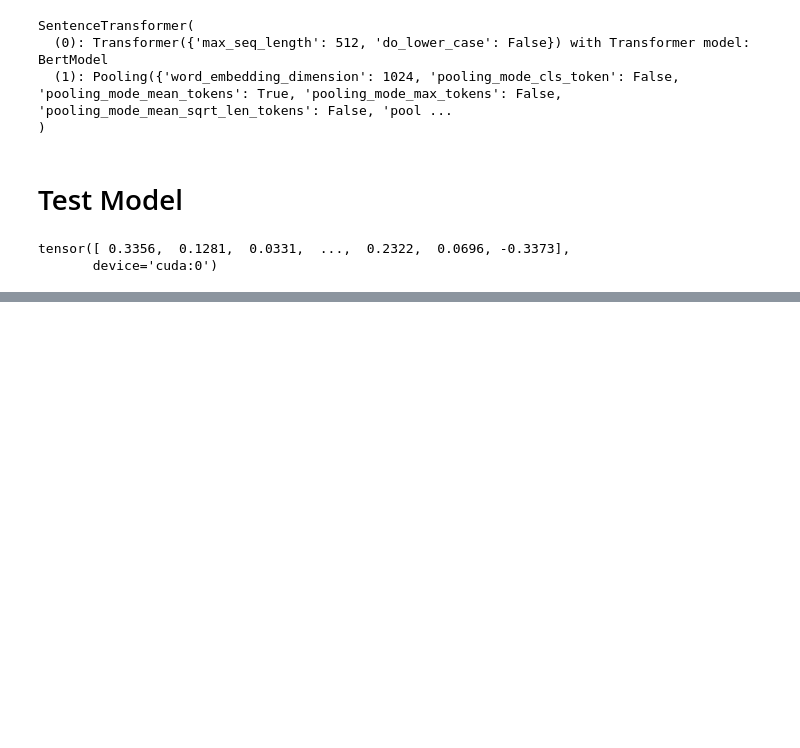
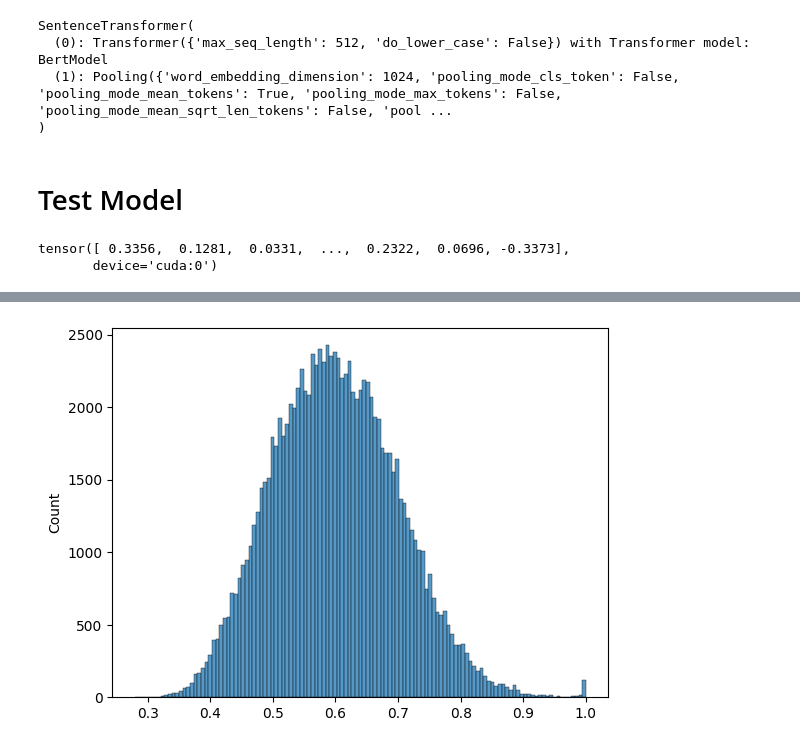
Before and after one commit to jmsalvador2395/notebooks, a Jupyter notebook: notebooks/sofsat/sos_data.ipynb, the cells around one changed output, grey strips where cells are left out. Drawn from its saved outputs; the diff is of its cells as text; code cells hidden in the pictures; blank space fills up the shorter version.

```diff
--- a/notebooks/sofsat/sos_data.ipynb
+++ b/notebooks/sofsat/sos_data.ipynb
@@ -494,0 +407,95 @@ KeyboardInterrupt:
+# %%
+# set vars
+trgt_dir = 'data'
+agg = ds['agg']
+
+# load metric
+bs_metric = evaluate.load('bertscore')
+r_metric = evaluate.load('rouge')
+
+# set up output directories
+if not os.path.exists(trgt_dir):
+    os.mkdir(trgt_dir)
+data_path = f'{trgt_dir}/data.json'
+if not os.path.isfile(data_path):
+    agg.to_json(data_path)
+
+
+out_ds = {
+    'sample_id': [],
+    's1': [],
+    's2': [],
+    's1_src': [],
+    's2_src': [],
+    's1_sid': [],
+    's2_sid': [],
+    'simscore': [],
+    'l2_dist': [],
+    'bertscore': [],
+    'r1_score': [],
+    'r2_score': [],
+}
+
+avg_scores = []
+for idx, sample in tqdm(enumerate(agg), total=len(agg), desc=f'{lmda_id+1}/{len(lambda_vals)}'):
+    d1_sents = sent_tokenize(sample['d1'])
+    d2_sents = sent_tokenize(sample['d2'])
+    all_sents = d1_sents + d2_sents
+    src_doc = np.array(['d1']*len(d1_sents) + ['d2']*len(d2_sents))
+    src_sent_id = np.array(list(range(len(d1_sents))) + list(range(len(d2_sents))))
+
+    embeddings = model.encode(
+        all_sents,
+        convert_to_tensor=True
+    )
+
+    sim_scores = util.cos_sim(embeddings, embeddings).cpu().numpy()
+
+    # get l2 distances
+    magnitudes = torch.sum(embeddings**2, dim=-1,keepdim=True)
+    distances = torch.sqrt(magnitudes + magnitudes.T - 2*embeddings@embeddings.T).cpu().numpy()
+
+    #X, Y = np.where(sim_scores > 0)
+    upper_tri = np.ones_like(sim_scores)
+    upper_tri = np.triu(upper_tri)
+    np.fill_diagonal(upper_tri, 0)
+    X, Y = np.where(upper_tri == 1)
+
+    if len(X) == 0:
+        continue
+
+    bertscore = bs_metric.compute(
+        predictions=s1,
+        references=s2,
+        lang='en',
+        batch_size=15,
+        rescale_with_baseline=True,
+    )
+    rouge = r_metric.compute(
+        predictions=s1,
+        references=s2,
+        use_aggregator=False,
+    )
+
+    s1 = np.array(all_sents)[X]
+    s2 = np.array(all_sents)[Y]
+
+    out_ds['sample_id'] += [idx]*len(s1)
+    out_ds['s1'] += s1.tolist()
+    out_ds['s2'] += s2.tolist()
+    out_ds['s1_src'] += src_doc[X].tolist()
+    out_ds['s2_src'] += src_doc[Y].tolist()
+    out_ds['s1_sid'] += src_sent_id[X].tolist()
+    out_ds['s2_sid'] += src_sent_id[Y].tolist()
+    out_ds['simscore'] += sim_scores[X, Y].tolist()
+    out_ds['l2_dist'] += distances[X, Y].tolist()
+    out_ds['bertscore'] += bertscore['f1']
+    out_ds['r1_score'] += rouge['rouge1']
+    out_ds['r2_score'] += rouge['rouge2']
+
+out_ds = Dataset.from_dict(out_ds)
+
+print(out_ds)
+sns.histplot(np.array(out_ds['simscore']))
+plt.show()
+# %% [output]
@@ -494,0 +503 @@ KeyboardInterrupt:
+[figure, added]
```
Also changed, not shown: parts of 10 cells of this notebook, 11 other files.
